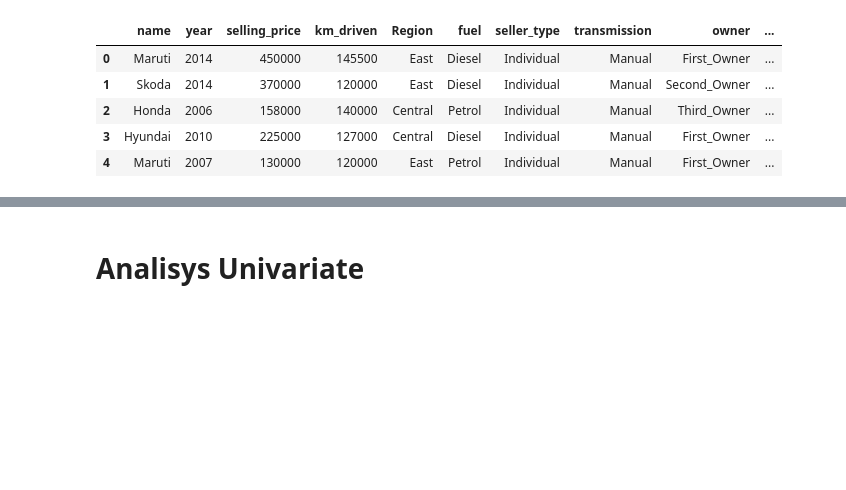
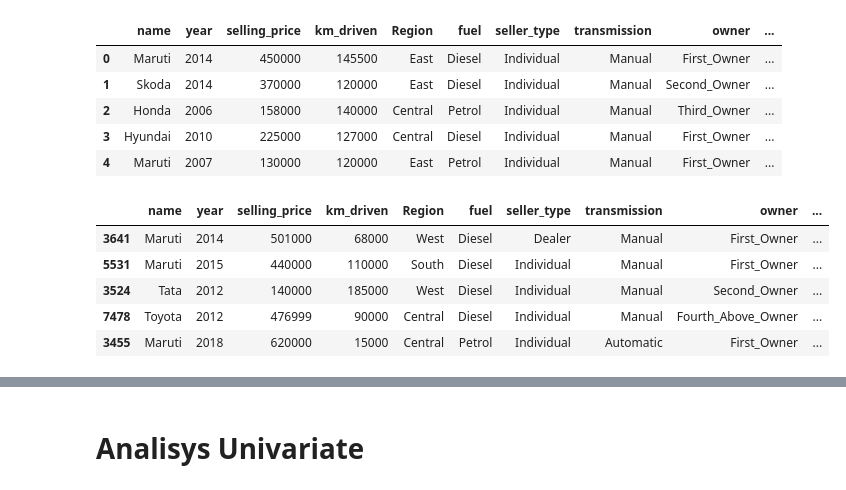
Before and after one commit to parivgabriela/DATA, a Jupyter notebook: car_selling_data/car_data.ipynb, the cells around one changed output, grey strips where cells are left out. Cells and saved outputs as stored; diff of their text form; code cells hidden in the pictures; blank space fills up the shorter version.

```diff
--- a/car_selling_data/car_data.ipynb
+++ b/car_selling_data/car_data.ipynb
@@ -190,3 +190,27 @@ df_1.head()
 | 2 | Honda | 2006 | 158000 | 140000 | Central | Petrol | Individual | Manual | Third_Owner | ... |
 | 3 | Hyundai | 2010 | 225000 | 127000 | Central | Diesel | Individual | Manual | First_Owner | ... |
 | 4 | Maruti | 2007 | 130000 | 120000 | East | Petrol | Individual | Manual | First_Owner | ... |
+# %%
+# torque values
+# 190Nm@ 2000rpm
+# 250Nm@ 1500-2500rpm
+# 11.5@ 4,500(kgm@ rpm)
+# 22.4 kgm at 1750-2750rpm
+df_aux = df_1.copy()
+
+df_aux
+df_aux[['First','Last']] = df_aux.torque.str.split("at", 1,expand=True)
+df_aux[['First','Last']] = df_aux.torque.str.split("@", 1,expand=True)
+
+#for element in list(df_aux):
+#    aux = element.split('@')
+#    df_aux['RPM']
+#df['RPM'] =
+df_aux.head()
+# %% [output]
+|  | name | year | selling_price | km_driven | Region | fuel | seller_type | transmission | owner | ... |
+| 3641 | Maruti | 2014 | 501000 | 68000 | West | Diesel | Dealer | Manual | First_Owner | ... |
+| 5531 | Maruti | 2015 | 440000 | 110000 | South | Diesel | Individual | Manual | First_Owner | ... |
+| 3524 | Tata | 2012 | 140000 | 185000 | West | Diesel | Individual | Manual | Second_Owner | ... |
+| 7478 | Toyota | 2012 | 476999 | 90000 | Central | Diesel | Individual | Manual | Fourth_Above_Owner | ... |
+| 3455 | Maruti | 2018 | 620000 | 15000 | Central | Petrol | Individual | Automatic | First_Owner | ... |
```
Also changed, not shown: parts of 5 cells of this notebook.
